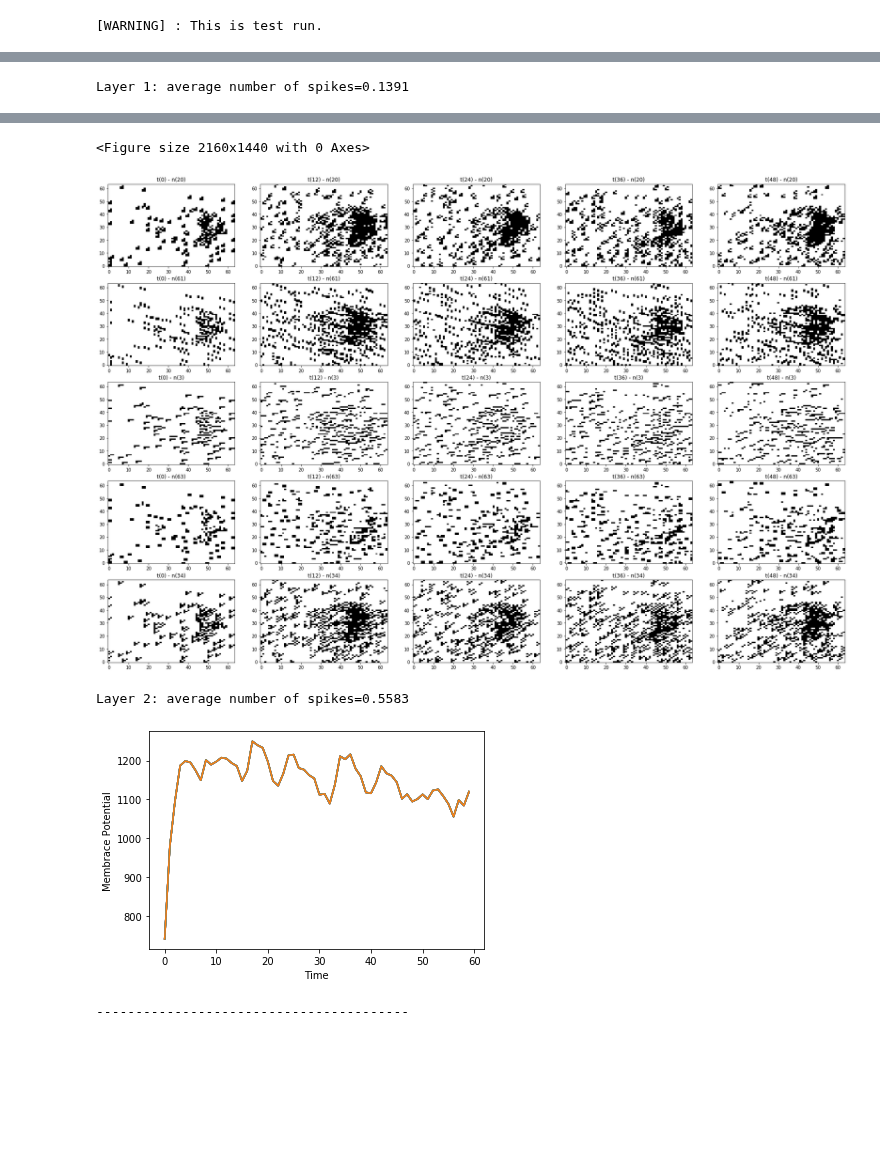
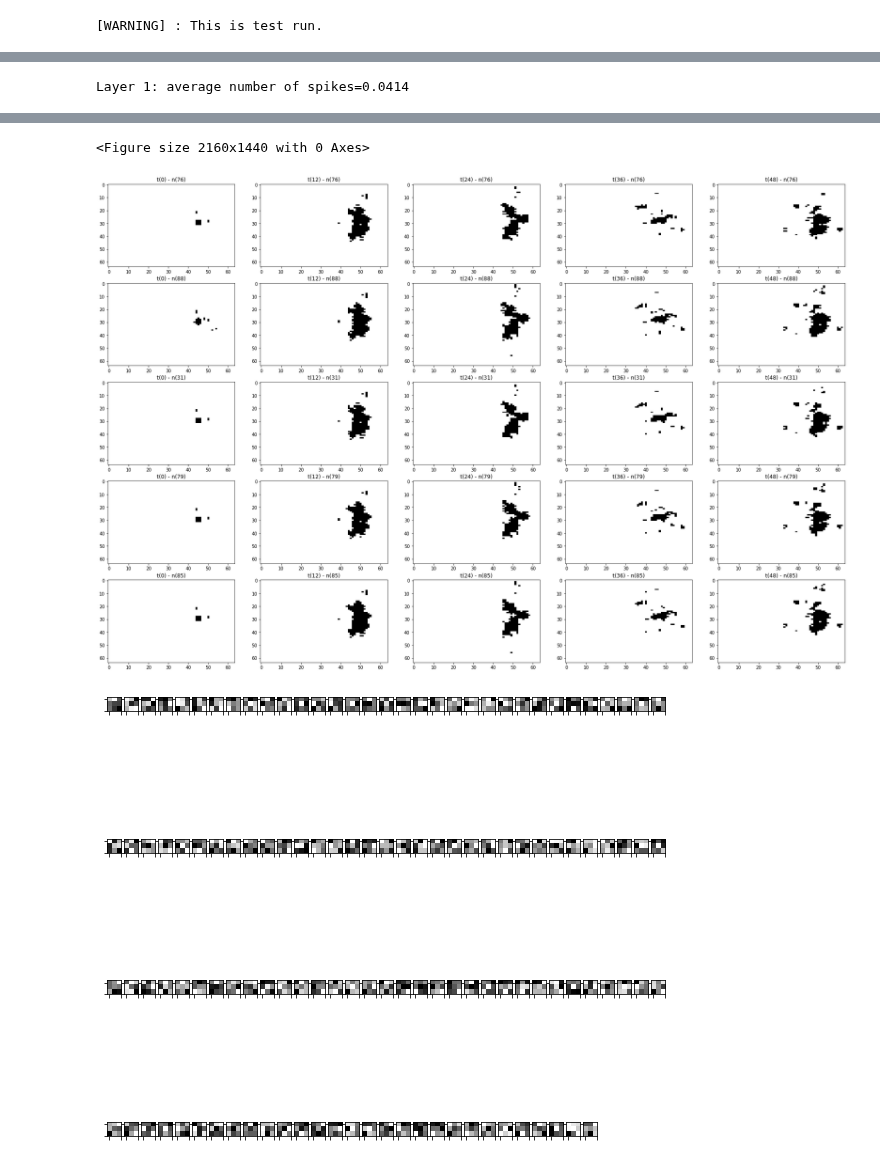
Before and after one commit to ArefMq/action-recognition-via-snn, a Jupyter notebook: S-CNN-DVS.ipynb, the cells around one changed output, grey strips where cells are left out. Drawn from its saved outputs; the diff is of its cells as text; code cells hidden in the pictures; blank space fills up the shorter version.

```diff
--- a/S-CNN-DVS.ipynb
+++ b/S-CNN-DVS.ipynb
@@ -11,7 +11,7 @@ from data.data_augmentor import data_augment, batchify
 from tools.time_expector import TimeExpector
 time_expector = TimeExpector()
 # %%
-batch_size = 4
+batch_size = 1
 nb_epochs = 6
 
 device = torch.device("cuda" if torch.cuda.is_available() else "cpu")
@@ -86,7 +86,7 @@ def plot_one_batch(network):
 from scnn.default_configs import *
 
 
-class MyConv3d(torch.nn.Module):
+class MyConv3D(torch.nn.Module):
     IS_CONV = True
     IS_SPIKING = True
     HAS_PARAM = True
@@ -97,7 +97,7 @@ class MyConv3d(torch.nn.Module):
                  lateral_connections=True,
                  eps=EPSILON, stride=(1, 1, 1), flatten_output=False):
 
-        super(MyConv3d, self).__init__()
+        super(MyConv3D, self).__init__()
 
         self.kernel_size = np.array(kernel_size)
         self.dilation = np.array(dilation)
@@ -131,11 +131,11 @@ class MyConv3d(torch.nn.Module):
         self.training = True
 
         # TODO : check this
-#         tau_mem = 10e-3
-#         tau_syn = 5e-3
-#         time_step = 1e-3
-#         self._alpha = float(np.exp(-time_step / tau_syn))
-#         self._beta = float(np.exp(-time_step / tau_mem))
+        tau_mem = 10e-3
+        tau_syn = 5e-3
+        time_step = 1e-3
+        self._alpha = float(np.exp(-time_step / tau_syn))
+        self._beta = float(np.exp(-time_step / tau_mem))
 
     def get_trainable_parameters(self, lr):
         res = [
@@ -160,7 +160,7 @@ class MyConv3d(torch.nn.Module):
         conv_x = conv_x[:, :, :, :self.output_shape[0], :self.output_shape[1]]
 
         mem = torch.zeros((batch_size, self.output_channels, *self.output_shape), dtype=x.dtype, device=x.device)
-#         syn = torch.zeros((batch_size, self.output_channels, *self.output_shape), device=x.device, dtype=x.dtype)  # FIXME
+        syn = torch.zeros((batch_size, self.output_channels, *self.output_shape), device=x.device, dtype=x.dtype)  # FIXME
         spk = torch.zeros((batch_size, self.output_channels, *self.output_shape), dtype=x.dtype, device=x.device)
 
         spk_rec = torch.zeros((batch_size, self.output_channels, nb_steps, *self.output_shape), dtype=x.dtype, device=x.device)
@@ -180,24 +180,25 @@ class MyConv3d(torch.nn.Module):
             if self.lateral_connections:
                 rst = torch.einsum("abcd,be ->aecd", spk, d)
             else:
-                rst = torch.einsum("abcd,b,b->abcd", spk, self.b, norm)
+                rst = spk#torch.einsum("abcd,b,b->abcd", spk, self.b, norm)
 
             input_ = conv_x[:, :, t, :, :]
             if self.recurrent:
                 input_ = input_ + torch.einsum("abcd,be->aecd", spk, self.v)
 
-            # TODO : check to see if this is actually works
+#             # TODO : check to see if this is actually works
 #             new_syn = self._alpha * syn + input_
 #             new_mem = self._beta * mem + syn - rst
 #             mem = new_mem
 #             syn = new_syn
             mem = (mem - rst) * self.beta + input_ * (1. - self.beta)
-
-            mthr = torch.einsum("abcd,b->abcd", mem, 1. / (norm + self.eps)) - b
+            mthr = mem - b
+#             mthr = torch.einsum("abcd,b->abcd", mem, 1. / (norm + self.eps)) - b
             spk = self.spike_fn(mthr)
 
             spk_rec[:, :, t, :, :] = spk
             mem_rec[:, :, t, :, :] = mem
+
 
         self.spk_rec_hist = spk_rec.detach().cpu().numpy()
         self.mem_rec_hist = mem_rec.detach().cpu().numpy()
@@ -240,19 +241,19 @@ weight_scale = 7*(1.0 - beta)
 #     w_init_std=weight_scale
 # )
 
-network.add_layer(MyConv3d, #conv3d(
+network.add_layer(MyConv3D, #conv3d(
     input_shape=(64,64),
 
-    output_channels=64,
+    output_channels=128,
     kernel_size=(1,3,3),
     dilation=(1,1,1),
     lateral_connections=False,
 
-    w_init_mean=0.0,
-    w_init_std=0.01
+    w_init_mean=0.8,
+    w_init_std=0.16
 )
 
-network.add_pool2d(kernel_size=(4,4))
+# network.add_pool2d(kernel_size=(4,4))
 
 # network.add_dense(
 #     output_shape=128,
@@ -265,5 +266,10 @@ network.add_readout(output_shape=12,
                     time_reduction="mean" # mean or max
 )
 
+# for i in range(3):
+#     for j in range(3):
+#         network.layers[1].w[0, 0, 0, i, j] = 1./3. if i == j else 0.
+
+
 network.compile()
 network = network.to(network.device, network.dtype) # FIXME: this is a bug, fix it!
@@ -270,5 +379,5 @@ network = network.to(network.device, network.dtype) # FIXME: this is a bug, fix
 # %%
 plot_one_batch(network)
-print_and_plot_accuracy_metrics(network, load_data('acc_train'), load_data('acc_test'))
+# print_and_plot_accuracy_metrics(network, load_data('acc_train'), load_data('acc_test'))
 # %% [output]
-Layer 1: average number of spikes=0.1391
+Layer 1: average number of spikes=0.0414
@@ -278,5 +387,3 @@ Layer 1: average number of spikes=0.1391
 <Figure size 2160x1440 with 0 Axes>
-[figure, old version]
+[figure, new version]
-Layer 2: average number of spikes=0.5583
-[figure, old version]
+[figure, new version]
-----------------------------------------
```
Also changed, not shown: parts of 8 cells of this notebook, 7 other files.
